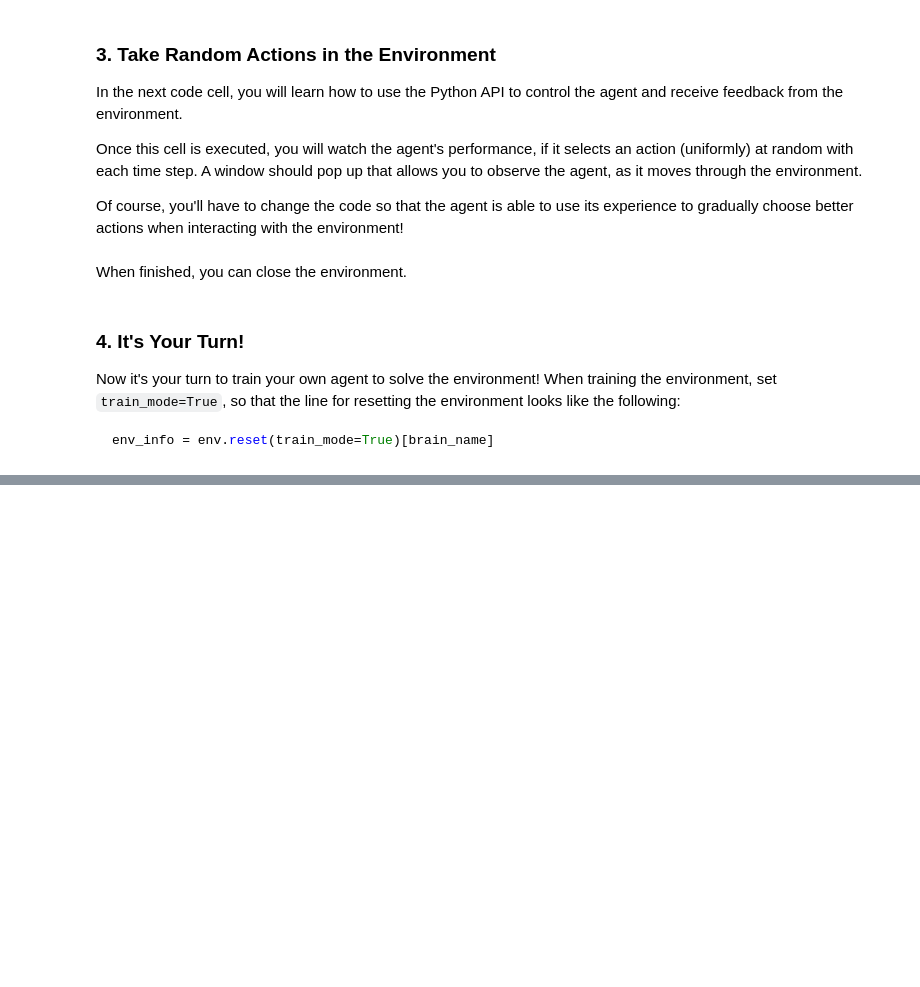
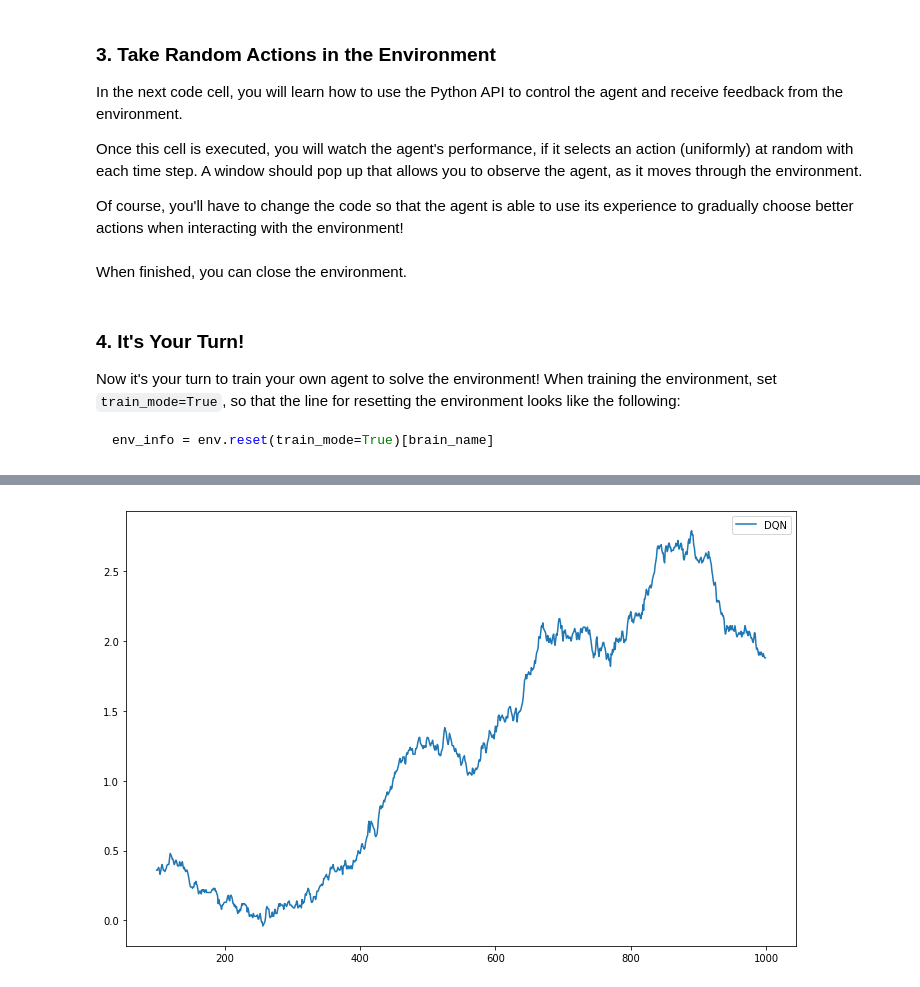
Before and after one commit to i-aki-y/DRLND-navigation, a Jupyter notebook: Navigation_Pixels.ipynb, the cells around one changed output, grey strips where cells are left out. Cells and saved outputs as stored; diff of their text form; code cells hidden in the pictures; blank space fills up the shorter version.

```diff
--- a/Navigation_Pixels.ipynb
+++ b/Navigation_Pixels.ipynb
@@ -254,0 +231,4 @@ ax = df_score.plot(figsize=(12, 8))
+# %%
+ax = df_score.rolling(100).mean().plot(figsize=(12, 8))
+# %% [output]
+[figure, added]
```
Also changed, not shown: parts of 6 cells of this notebook, 1 other file.
